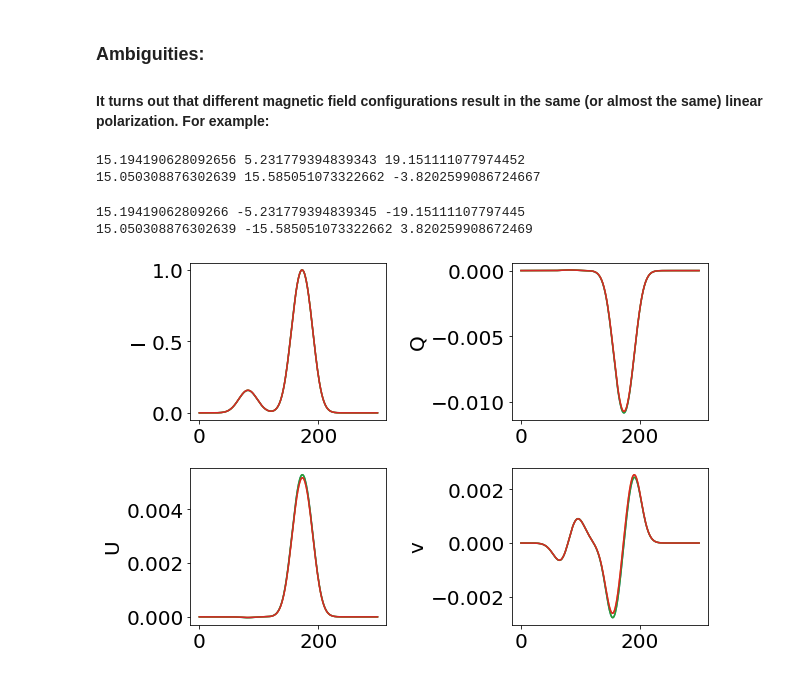
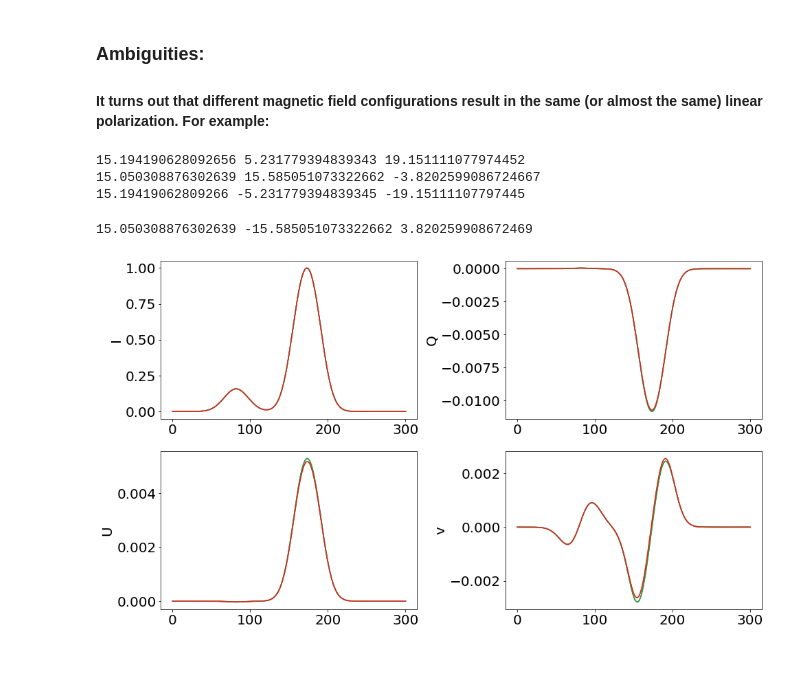
Before and after one commit to ivanzmilic/SP2022, a Jupyter notebook: Hazel2_forward.ipynb, the cells around one changed output. Cells and saved outputs as stored; diff of their text form; code cells hidden in the pictures.

```diff
--- a/Hazel2_forward.ipynb
+++ b/Hazel2_forward.ipynb
@@ -1032,38 +1166,38 @@ mod.add_chromosphere({'Name' : 'ch1', 'Spectral region' : 'spec1', 'Height' : 20
 mod.setup()
 
 # Plot spectrum
-plt.figure(figsize=[9,6])
+plt.figure(figsize=[14,8])
 
 for jj in range(len(B)): # loop to synthesize s different magnetic configurations
     # Convert magnetic field into cartesian coordinates in local vertical reference frame:
     Bx = B[jj] * np.sin(thB[jj]*np.pi/180.) * np.cos(azB[jj]*np.pi/180.)
     By = B[jj] * np.sin(thB[jj]*np.pi/180.) * np.sin(azB[jj]*np.pi/180.)
     Bz = B[jj] * np.cos(thB[jj]*np.pi/180.)
 
     print (Bx,By,Bz)
 
     # Synthesize spectra for each magnetic model
     mod.atmospheres['ch1'].set_parameters([Bx, By, Bz, tau, v_los, v_th, Beta, Damp], FF)
     mod.synthesize()
     mod1 = np.copy(mod.spectrum['spec1'].stokes)
 
     plt.subplot(221)
     plt.plot(mod1[0,:], label = 'Model '+str(jj))
     plt.ylabel('I')
     plt.subplot(222)
     plt.plot(mod1[1,:])
     plt.ylabel('Q')
     plt.subplot(223)
     plt.plot(mod1[2,:])
     plt.ylabel('U')
     plt.subplot(224)
     plt.plot(mod1[3,:])
     plt.ylabel('v')
 
 plt.tight_layout()
 # %% [output]
 15.194190628092656 5.231779394839343 19.151111077974452
 15.050308876302639 15.585051073322662 -3.8202599086724667
+15.19419062809266 -5.231779394839345 -19.15111107797445
-15.19419062809266 -5.231779394839345 -19.15111107797445
 15.050308876302639 -15.585051073322662 3.820259908672469
-[figure, old version]
+[figure, new version]
```
Also changed, not shown: parts of 42 cells of this notebook, 2 other files.
